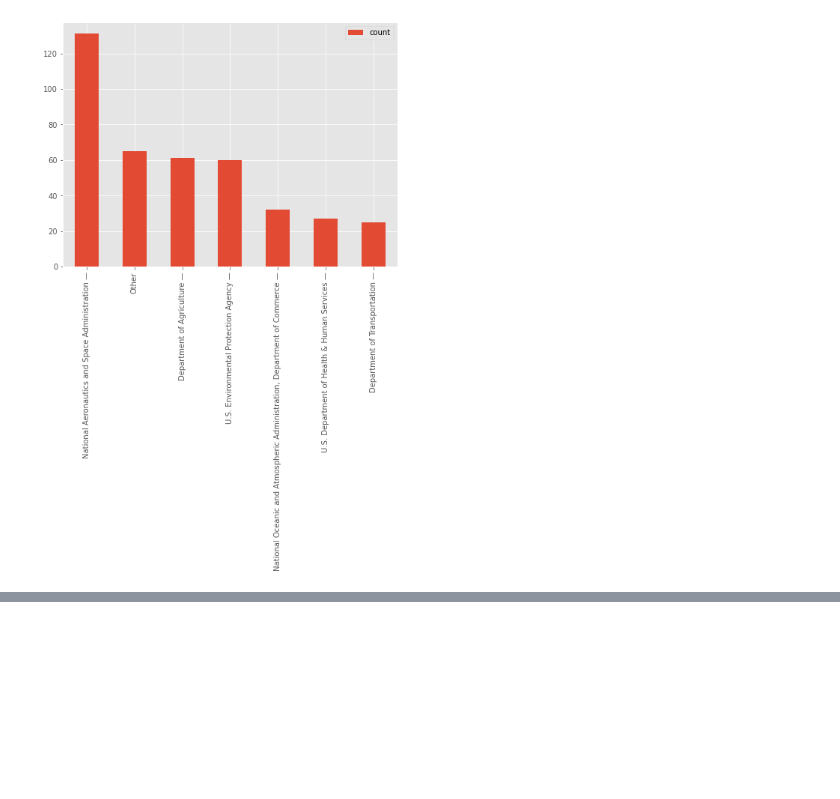
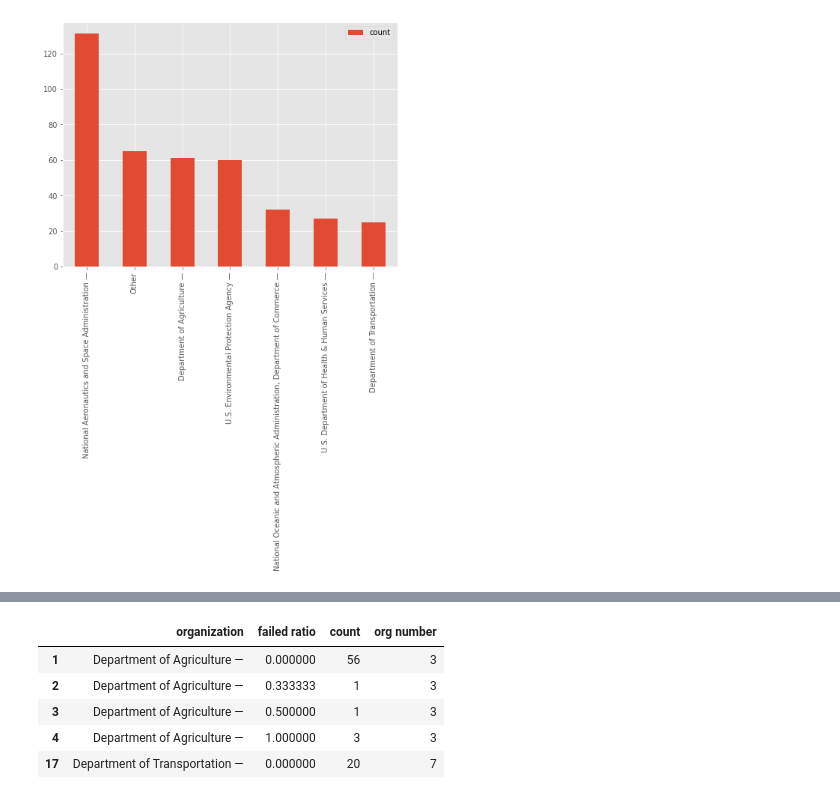
Before and after one commit to a-f-farris/141b-lectures, a Jupyter notebook: lecture21/lecture21.ipynb, the cells around one changed output, grey strips where cells are left out. Drawn from its saved outputs; the diff is of its cells as text; code cells hidden in the pictures; blank space fills up the shorter version.

```diff
--- a/lecture21/lecture21.ipynb
+++ b/lecture21/lecture21.ipynb
@@ -418,0 +574,9 @@ _ = org_count_abbr.sort_values(by='count',ascending=False).plot(y='count',kind='
+# %%
+failed_count_red.head()
+# %% [output]
+|  | organization | failed ratio | count | org number |
+| 1 | Department of Agriculture — | 0.000000 | 56 | 3 |
+| 2 | Department of Agriculture — | 0.333333 | 1 | 3 |
+| 3 | Department of Agriculture — | 0.500000 | 1 | 3 |
+| 4 | Department of Agriculture — | 1.000000 | 3 | 3 |
+| 17 | Department of Transportation — | 0.000000 | 20 | 7 |
```
Also changed, not shown: parts of 18 cells of this notebook, 1 other file.
